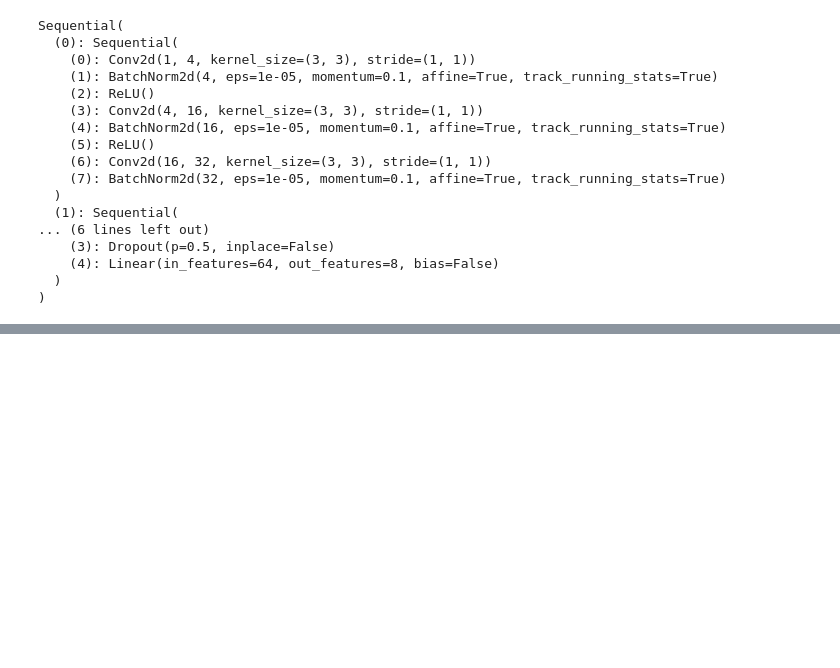
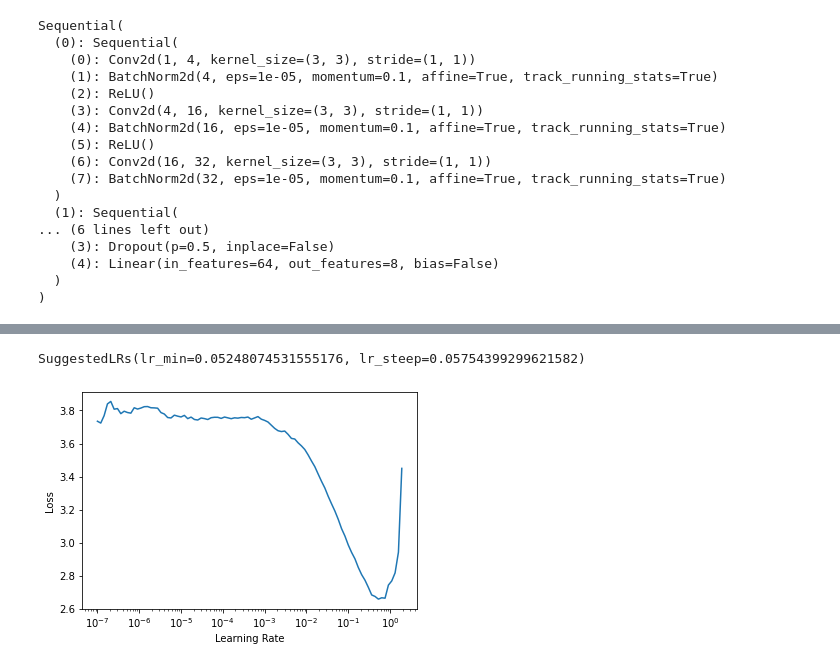
Before and after one commit to ibacaraujo/self-supervision-fastai, a Jupyter notebook: self_supervised_fast_ai.ipynb, the cells around one changed output, grey strips where cells are left out. Saved outputs shown, nothing was run; the diff lists cells and outputs as text; code cells hidden in the pictures; blank space fills up the shorter version.

```diff
--- a/self_supervised_fast_ai.ipynb
+++ b/self_supervised_fast_ai.ipynb
@@ -99,0 +320,10 @@ Sequential(
+# %%
+# pretrained=True will load the saved rotation pretrainining weights into model
+# this is the simple_arch() function definition, it loads the file.
+learner = cnn_learner(dls,
+                      simple_arch,
+                      pretrained=True,
+                      loss_func=CrossEntropyLossFlat(),
+                      config=head_config,
+                      metrics=[accuracy])
+learner.model
@@ -99,0 +372,3 @@ Sequential(
+# %%
+learner.lr_find()
+# %% [output]
@@ -99,0 +376,2 @@ Sequential(
+SuggestedLRs(lr_min=0.05248074531555176, lr_steep=0.05754399299621582)
+[figure, added]
```
Also changed, not shown: parts of 39 cells of this notebook.
